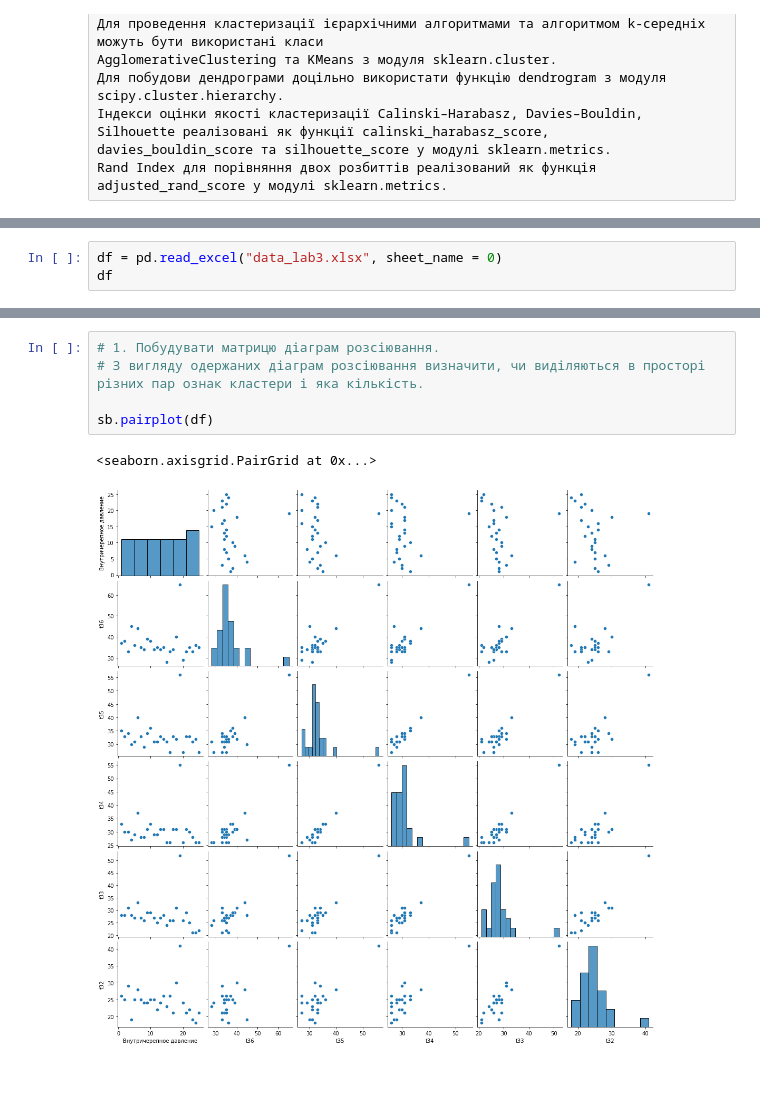
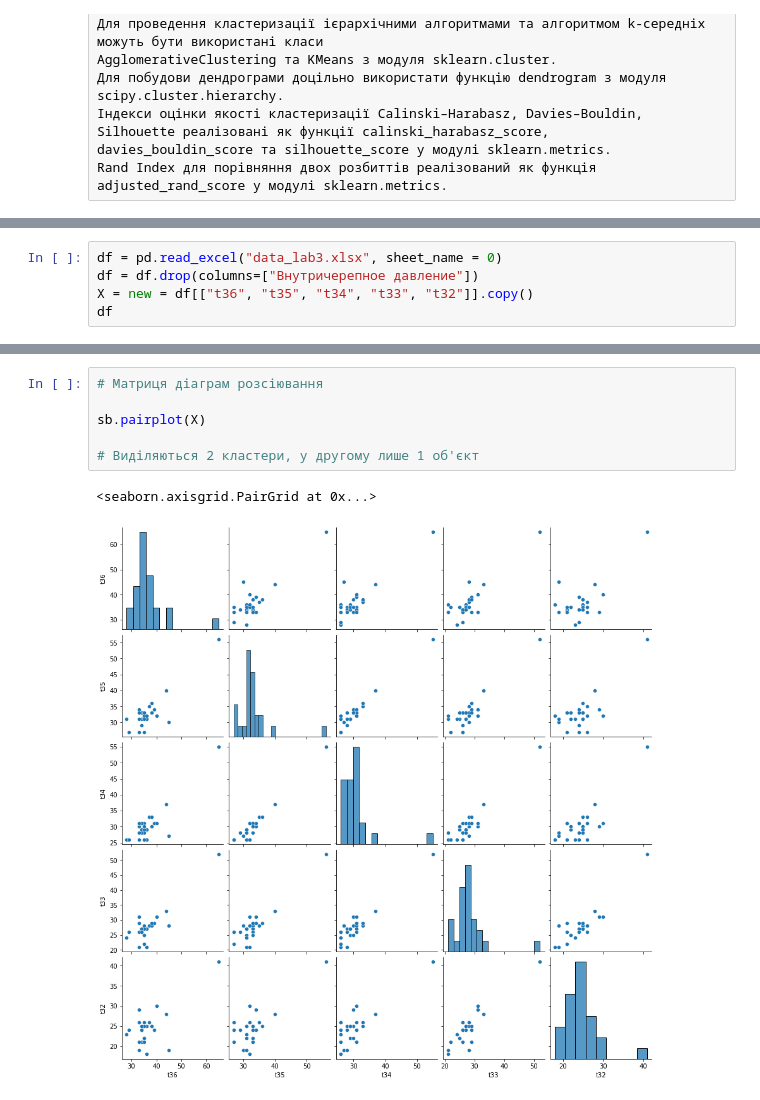
Before and after one commit to lashkoEv/machine-learning, a Jupyter notebook: LR3_ML.ipynb, the cells around one changed output, grey strips where cells are left out. Cells and saved outputs as stored; diff of their text form.

```diff
--- a/LR3_ML.ipynb
+++ b/LR3_ML.ipynb
@@ -52,4 +64,6 @@ Rand Index для порівняння двох розбиттів реаліз
 # %%
 df = pd.read_excel("data_lab3.xlsx", sheet_name = 0)
+df = df.drop(columns=["Внутричерепное давление"])
+X = new = df[["t36", "t35", "t34", "t33", "t32"]].copy()
 df
 # %% [output]
@@ -73,9 +108,10 @@ df
 # %%
-# 1. Побудувати матрицю діаграм розсіювання.
-# З вигляду одержаних діаграм розсіювання визначити, чи виділяються в просторі різних пар ознак кластери і яка кількість.
+# Матриця діаграм розсіювання
 
-sb.pairplot(df)
+sb.pairplot(X)
+
+# Виділяються 2 кластери, у другому лише 1 об'єкт
 # %% [output]
 <seaborn.axisgrid.PairGrid at 0x...>
-[figure, old version]
+[figure, new version]
 # %%
```
Also changed, not shown: parts of 29 cells of this notebook.
